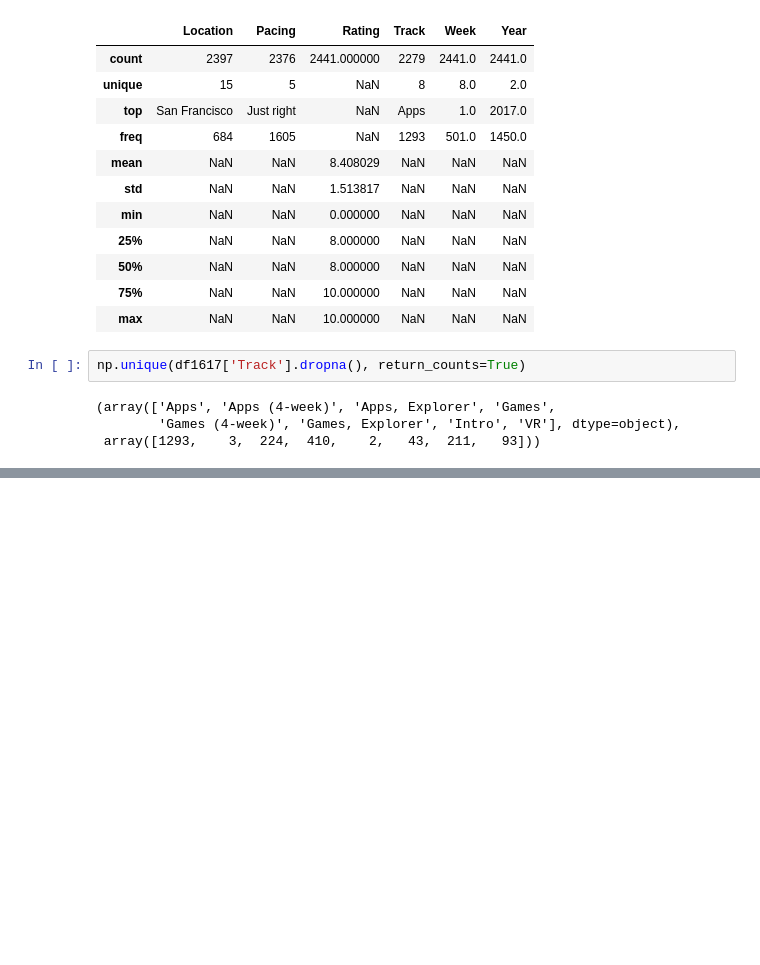
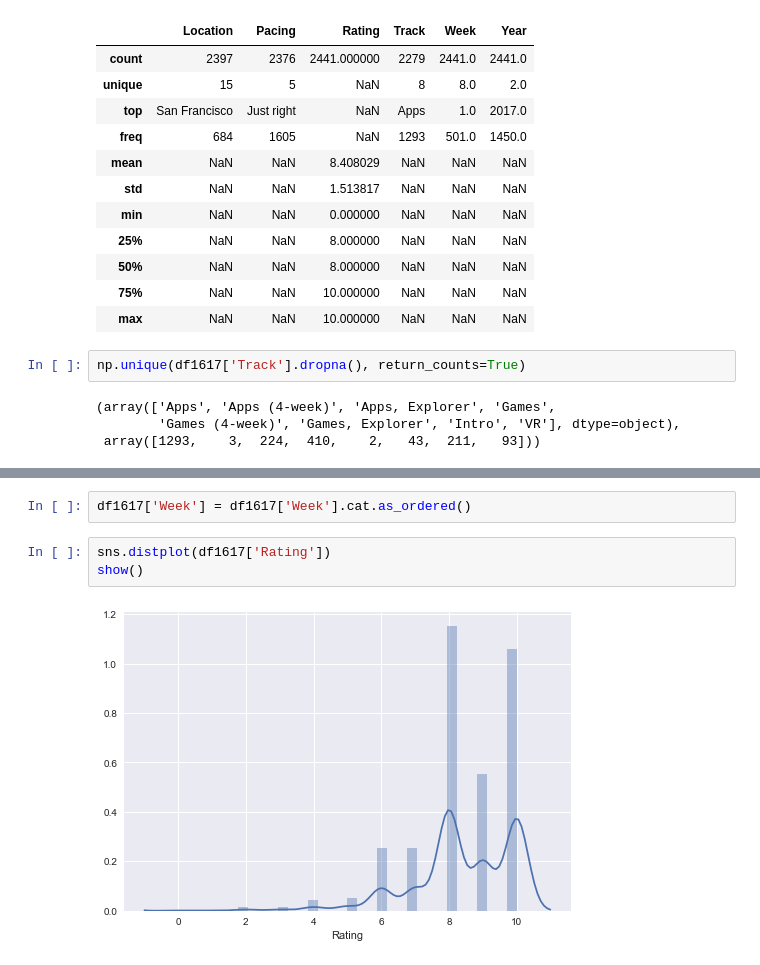
Before and after one commit to MakeFang/DSMakeNPS, a Jupyter notebook: DSNPS.ipynb, the cells around one changed output, grey strips where cells are left out. Cells and saved outputs as stored; diff of their text form; blank space fills up the shorter version.

```diff
--- a/DSNPS.ipynb
+++ b/DSNPS.ipynb
@@ -265,0 +285,7 @@ np.unique(df1617['Track'].dropna(), return_counts=True)
+# %%
+df1617['Week'] = df1617['Week'].cat.as_ordered()
+# %%
+sns.distplot(df1617['Rating'])
+show()
+# %% [output]
+[figure, added]
```
Also changed, not shown: parts of 28 cells of this notebook.
